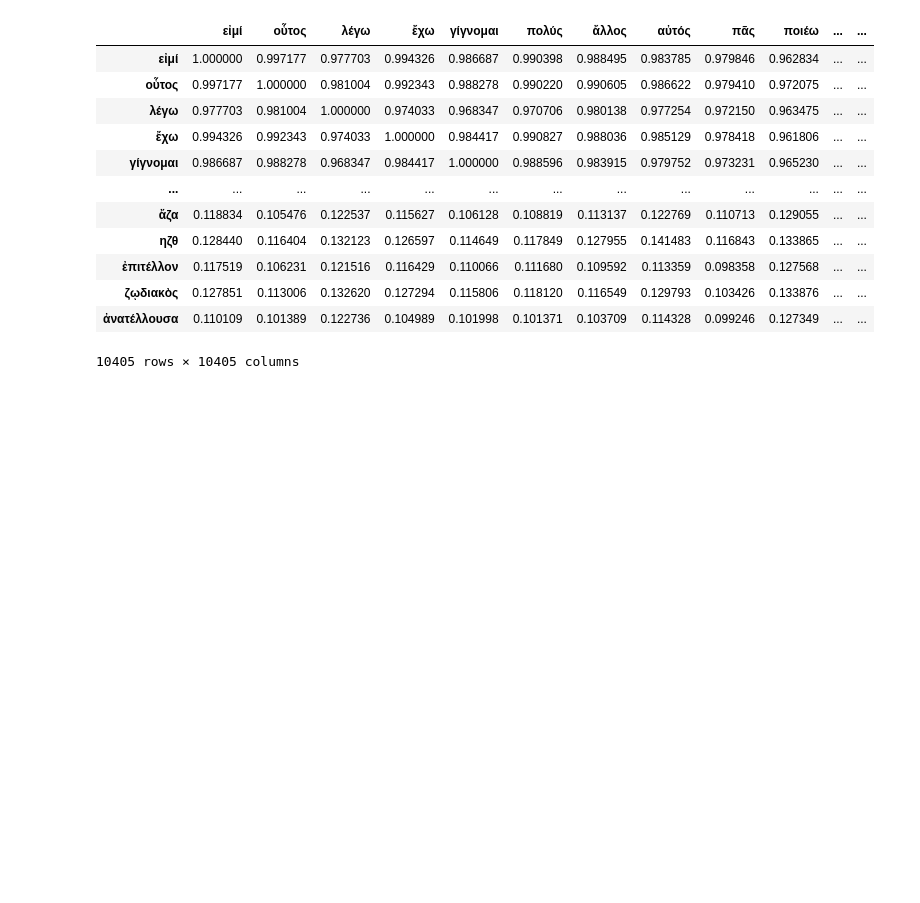
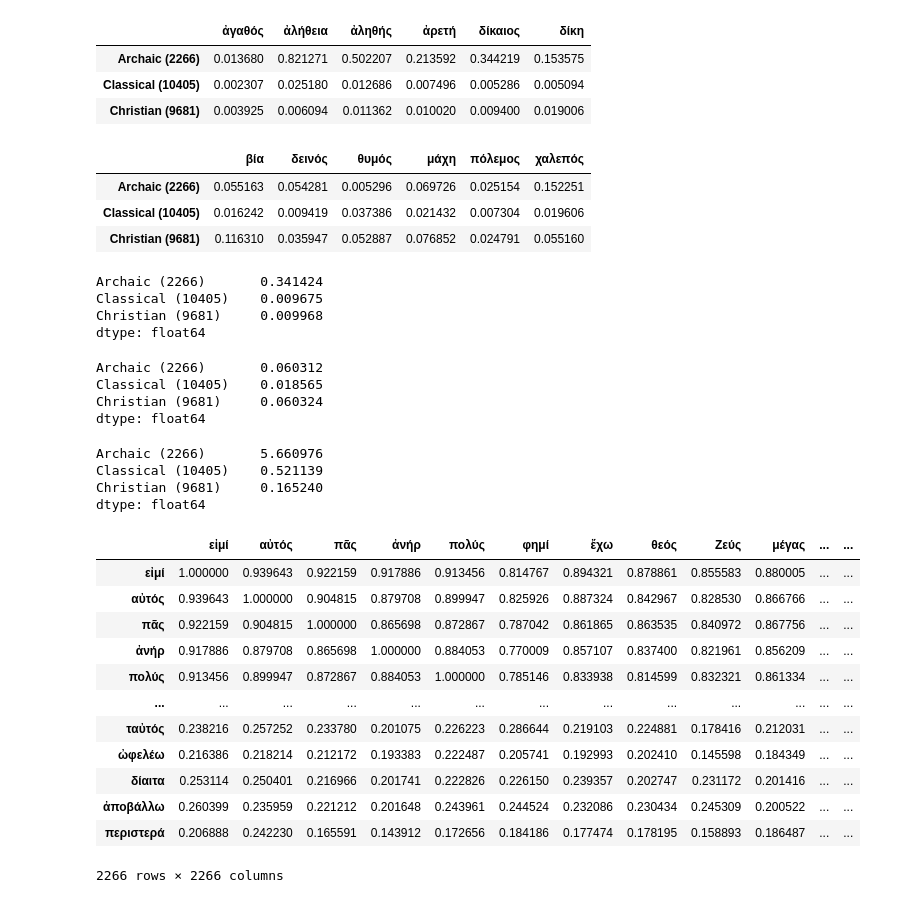
Before and after one commit to kasev/theos, a Jupyter notebook: scripts/embeddings_analysis.ipynb, the cells around one changed output. Drawn from its saved outputs; the diff is of its cells as text; code cells hidden in the pictures; blank space fills up the shorter version.

```diff
--- a/scripts/embeddings_analysis.ipynb
+++ b/scripts/embeddings_analysis.ipynb
@@ -9,16 +157,53 @@ data_hel = pickle.load(open("../data/large_files/embeddings_Hellenistic.pkl", "r
+# %%
+theos_morality_rank_w = theos_morality_rank.div([len(data_arc_theos), len(data_cla_theos), len(data_chr_theos)], axis=0)
+theos_morality_rank_w
+# %% [output]
+|  | ἀγαθός | ἀλήθεια | ἀληθής | ἀρετή | δίκαιος | δίκη |
+| Archaic (2266) | 0.013680 | 0.821271 | 0.502207 | 0.213592 | 0.344219 | 0.153575 |
+| Classical (10405) | 0.002307 | 0.025180 | 0.012686 | 0.007496 | 0.005286 | 0.005094 |
+| Christian (9681) | 0.003925 | 0.006094 | 0.011362 | 0.010020 | 0.009400 | 0.019006 |
+# %%
+theos_impulsivity_rank_w = theos_impulsivity_rank.div([len(data_arc_theos), len(data_cla_theos), len(data_chr_theos)], axis=0)
+theos_impulsivity_rank_w
+# %% [output]
+|  | βία | δεινός | θυμός | μάχη | πόλεμος | χαλεπός |
+| Archaic (2266) | 0.055163 | 0.054281 | 0.005296 | 0.069726 | 0.025154 | 0.152251 |
+| Classical (10405) | 0.016242 | 0.009419 | 0.037386 | 0.021432 | 0.007304 | 0.019606 |
+| Christian (9681) | 0.116310 | 0.035947 | 0.052887 | 0.076852 | 0.024791 | 0.055160 |
+# %%
+theos_morality_rank_w.mean(axis=1)
+# %% [output]
+Archaic (2266)       0.341424
+Classical (10405)    0.009675
+Christian (9681)     0.009968
+dtype: float64
+# %%
+theos_impulsivity_rank_w.mean(axis=1)
+# %% [output]
+Archaic (2266)       0.060312
+Classical (10405)    0.018565
+Christian (9681)     0.060324
+dtype: float64
+# %%
+theos_morality_rank_w.mean(axis=1).div(theos_impulsivity_rank_w.mean(axis=1))
+# %% [output]
+Archaic (2266)       5.660976
+Classical (10405)    0.521139
+Christian (9681)     0.165240
+dtype: float64
 # %%
-data_cla[-1]
+data_arc[-1]
 # %% [output]
-|  | εἰμί | οὗτος | λέγω | ἔχω | γίγνομαι | πολύς | ἄλλος | αὐτός | πᾶς | ποιέω | ... | ... |
-| εἰμί | 1.000000 | 0.997177 | 0.977703 | 0.994326 | 0.986687 | 0.990398 | 0.988495 | 0.983785 | 0.979846 | 0.962834 | ... | ... |
-| οὗτος | 0.997177 | 1.000000 | 0.981004 | 0.992343 | 0.988278 | 0.990220 | 0.990605 | 0.986622 | 0.979410 | 0.972075 | ... | ... |
-| λέγω | 0.977703 | 0.981004 | 1.000000 | 0.974033 | 0.968347 | 0.970706 | 0.980138 | 0.977254 | 0.972150 | 0.963475 | ... | ... |
-| ἔχω | 0.994326 | 0.992343 | 0.974033 | 1.000000 | 0.984417 | 0.990827 | 0.988036 | 0.985129 | 0.978418 | 0.961806 | ... | ... |
-| γίγνομαι | 0.986687 | 0.988278 | 0.968347 | 0.984417 | 1.000000 | 0.988596 | 0.983915 | 0.979752 | 0.973231 | 0.965230 | ... | ... |
+|  | εἰμί | αὐτός | πᾶς | ἀνήρ | πολύς | φημί | ἔχω | θεός | Ζεύς | μέγας | ... | ... |
+| εἰμί | 1.000000 | 0.939643 | 0.922159 | 0.917886 | 0.913456 | 0.814767 | 0.894321 | 0.878861 | 0.855583 | 0.880005 | ... | ... |
+| αὐτός | 0.939643 | 1.000000 | 0.904815 | 0.879708 | 0.899947 | 0.825926 | 0.887324 | 0.842967 | 0.828530 | 0.866766 | ... | ... |
+| πᾶς | 0.922159 | 0.904815 | 1.000000 | 0.865698 | 0.872867 | 0.787042 | 0.861865 | 0.863535 | 0.840972 | 0.867756 | ... | ... |
+| ἀνήρ | 0.917886 | 0.879708 | 0.865698 | 1.000000 | 0.884053 | 0.770009 | 0.857107 | 0.837400 | 0.821961 | 0.856209 | ... | ... |
+| πολύς | 0.913456 | 0.899947 | 0.872867 | 0.884053 | 1.000000 | 0.785146 | 0.833938 | 0.814599 | 0.832321 | 0.861334 | ... | ... |
 | ... | ... | ... | ... | ... | ... | ... | ... | ... | ... | ... | ... | ... |
-| ἄζα | 0.118834 | 0.105476 | 0.122537 | 0.115627 | 0.106128 | 0.108819 | 0.113137 | 0.122769 | 0.110713 | 0.129055 | ... | ... |
-| ηζθ | 0.128440 | 0.116404 | 0.132123 | 0.126597 | 0.114649 | 0.117849 | 0.127955 | 0.141483 | 0.116843 | 0.133865 | ... | ... |
-| ἐπιτέλλον | 0.117519 | 0.106231 | 0.121516 | 0.116429 | 0.110066 | 0.111680 | 0.109592 | 0.113359 | 0.098358 | 0.127568 | ... | ... |
-| ζῳδιακὸς | 0.127851 | 0.113006 | 0.132620 | 0.127294 | 0.115806 | 0.118120 | 0.116549 | 0.129793 | 0.103426 | 0.133876 | ... | ... |
-| ἀνατέλλουσα | 0.110109 | 0.101389 | 0.122736 | 0.104989 | 0.101998 | 0.101371 | 0.103709 | 0.114328 | 0.099246 | 0.127349 | ... | ... |
+| ταὐτός | 0.238216 | 0.257252 | 0.233780 | 0.201075 | 0.226223 | 0.286644 | 0.219103 | 0.224881 | 0.178416 | 0.212031 | ... | ... |
+| ὠφελέω | 0.216386 | 0.218214 | 0.212172 | 0.193383 | 0.222487 | 0.205741 | 0.192993 | 0.202410 | 0.145598 | 0.184349 | ... | ... |
+| δίαιτα | 0.253114 | 0.250401 | 0.216966 | 0.201741 | 0.222826 | 0.226150 | 0.239357 | 0.202747 | 0.231172 | 0.201416 | ... | ... |
+| ἀποβάλλω | 0.260399 | 0.235959 | 0.221212 | 0.201648 | 0.243961 | 0.244524 | 0.232086 | 0.230434 | 0.245309 | 0.200522 | ... | ... |
+| περιστερά | 0.206888 | 0.242230 | 0.165591 | 0.143912 | 0.172656 | 0.184186 | 0.177474 | 0.178195 | 0.158893 | 0.186487 | ... | ... |
-10405 rows × 10405 columns
+2266 rows × 2266 columns
```
Also changed, not shown: parts of 21 cells of this notebook.
